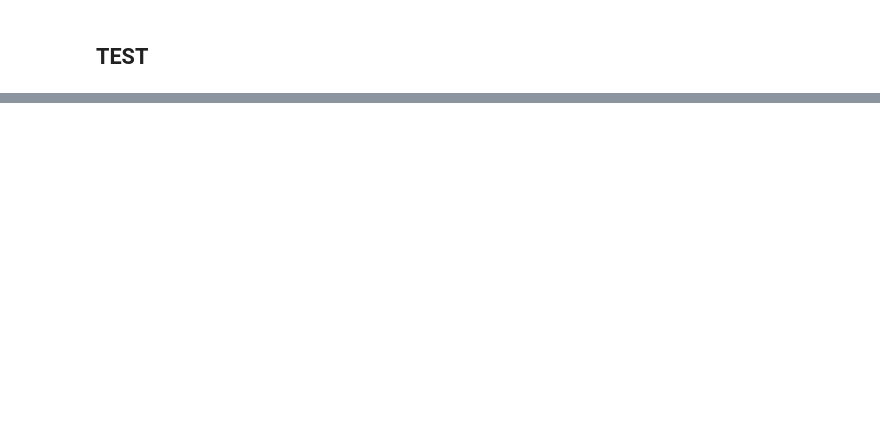
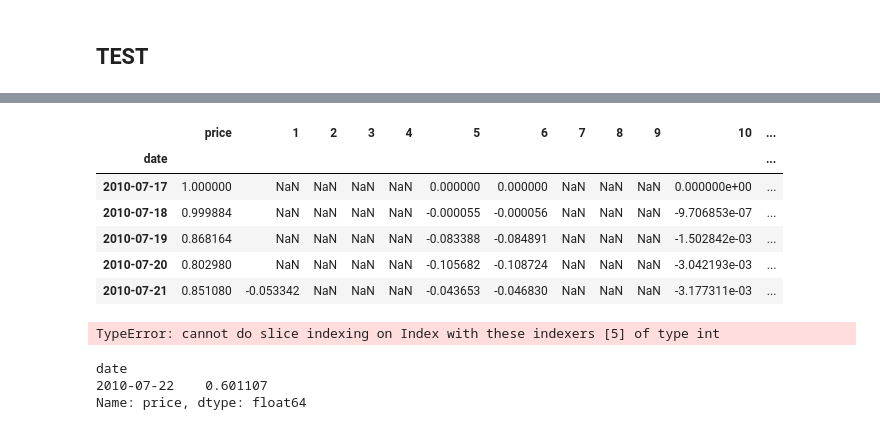
Before and after one commit to antoinepln/BTC_forecasting, a Jupyter notebook: Wavelet transform-Copy1.ipynb, the cells around one changed output, grey strips where cells are left out. Cells and saved outputs as stored; diff of their text form; code cells hidden in the pictures; blank space fills up the shorter version.

```diff
--- a/Wavelet transform-Copy1.ipynb
+++ b/Wavelet transform-Copy1.ipynb
@@ -230,0 +268,21 @@ for x in len(data) :
+# %%
+n_days = 1
+length = 5
+df  = pd.read_csv('ma_ema.csv').set_index('date')
+
+def sample_train_test(n_days, length) :
+    n = 820
+    s = 0
+    for x in range(10000) :
+        if x == 0 :
+            df_test_1 = df[820-length:910]
+            df_1 = df[:820]
+        else :
+            p =+ 90
+            n =+ 90
+            if n < len(df):
+                df_test_1 = df[n-length:n+90]
+                df_1 = df[s:n]
+
+            else :
+                break
@@ -230,0 +311,20 @@ for x in len(data) :
+# %%
+df.head()
+# %% [output]
+|  | price | 1 | 2 | 3 | 4 | 5 | 6 | 7 | 8 | 9 | 10 | ... |
+| date |  |  |  |  |  |  |  |  |  |  |  | ... |
+| 2010-07-17 | 1.000000 | NaN | NaN | NaN | NaN | 0.000000 | 0.000000 | NaN | NaN | NaN | 0.000000e+00 | ... |
+| 2010-07-18 | 0.999884 | NaN | NaN | NaN | NaN | -0.000055 | -0.000056 | NaN | NaN | NaN | -9.706853e-07 | ... |
+| 2010-07-19 | 0.868164 | NaN | NaN | NaN | NaN | -0.083388 | -0.084891 | NaN | NaN | NaN | -1.502842e-03 | ... |
+| 2010-07-20 | 0.802980 | NaN | NaN | NaN | NaN | -0.105682 | -0.108724 | NaN | NaN | NaN | -3.042193e-03 | ... |
+| 2010-07-21 | 0.851080 | -0.053342 | NaN | NaN | NaN | -0.043653 | -0.046830 | NaN | NaN | NaN | -3.177311e-03 | ... |
+# %%
+df['price'].loc[5:10]
+# %% [output]
+TypeError: cannot do slice indexing on Index with these indexers [5] of type int
+# %%
+df['price'].iloc[5:6]
+# %% [output]
+date
+2010-07-22    0.601107
+Name: price, dtype: float64
```
Also changed, not shown: parts of 20 cells of this notebook, 2 other files.
